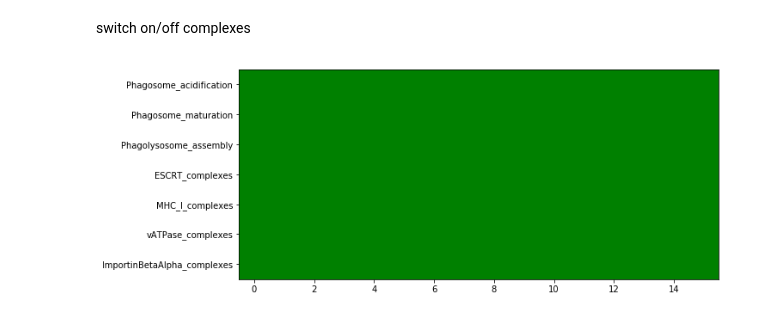
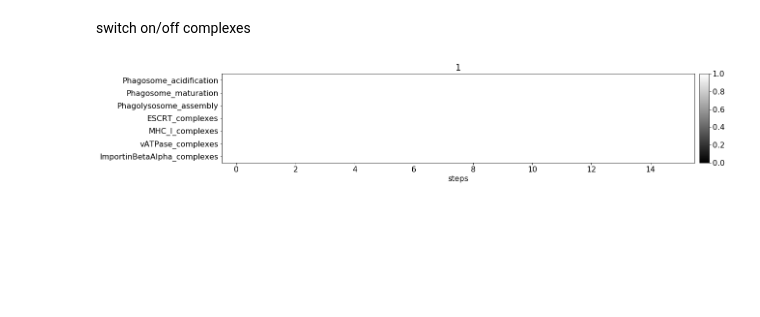
Before and after one commit to charlies-b/rp1, a Jupyter notebook: string-model-2.ipynb, the cells around one changed output. Cells and saved outputs as stored; diff of their text form; code cells hidden in the pictures; blank space fills up the shorter version.

```diff
--- a/string-model-2.ipynb
+++ b/string-model-2.ipynb
@@ -7,10 +7,11 @@ from string_model_builder_2 import string2definition, add_processes2definition,
 # %%
 mtb = ["Eis" , "esxA" ,"esxH_esxG" ,"IpdC" ,"ndkA" ,"PPE2" ,"PstS1" ,"PtpA" ,"Rv2779c" ,"SapM"]
 hit = ['AP1B1','ARL10','ASPSCR1','CHMP2A','KIF6','CLVS2','CDC42EP3','CHMP2B','GGA1','GOLT1B','HIP1R','VPS26B','PKD1L2','RIMS2','VCP']
+process = ['Phagosome_acidification','Phagosome_maturation','Phagolysosome_assembly']
 complexes = ['ESCRT_complexes', 'MHC_I_complexes', 'vATPase_complexes', 'ImportinBetaAlpha_complexes']
 # %%
-definition = string2definition('string-network-1.csv', 'string-1-complex-map.csv')
-definition = add_processes2definition(definition, 'string-1-process-edgelist.csv', 'string-1-complex-map.csv')
+definition = string2definition('string-network-1.csv', 'string-complex-map.csv')
+definition = add_processes2definition(definition, 'string-1-process-edgelist.csv', 'string-complex-map.csv')
 hit = [factor for factor in hit if factor in definition]
 print definition
 # %% [output]
@@ -56,5 +57,5 @@ added: ['SapM', 'esxH_esxG', 'ndkA', 'esxA', 'PtpA', 'PPE2']
 for factor in mtb:
     mtb_test = bm.switch(mtb_off, on=[factor])
     model = bm.run_model(mtb_test)
-    bm.plot_nodes(model, ['Phagosome_acidification','Phagosome_maturation','Phagolysosome_assembly'] + complexes + mtb)
+    bm.plot_maps([model.data], nodes=process + complexes + mtb, h=6, suptitle='')
 # %% [output]
@@ -70,9 +71,9 @@ draw.draw_edgelists('string-network-1.csv', add_mtb='mtb-edgelist.csv', add_proc
 switch on/off complexes
 # %%
 model = bm.run_model(definition)
-bm.plot_nodes(model, ['Phagosome_acidification','Phagosome_maturation','Phagolysosome_assembly'] + complexes)
+bm.plot_maps([model.data], nodes=process + complexes, h=3, suptitle='')
 # %% [output]
-[figure, old version]
+[figure, new version]
 # %%
 for complex in complexes:
     model = bm.run_model(bm.knockout(definition, [complex]))
```
Also changed, not shown: parts of 5 cells of this notebook, 1 other file.
